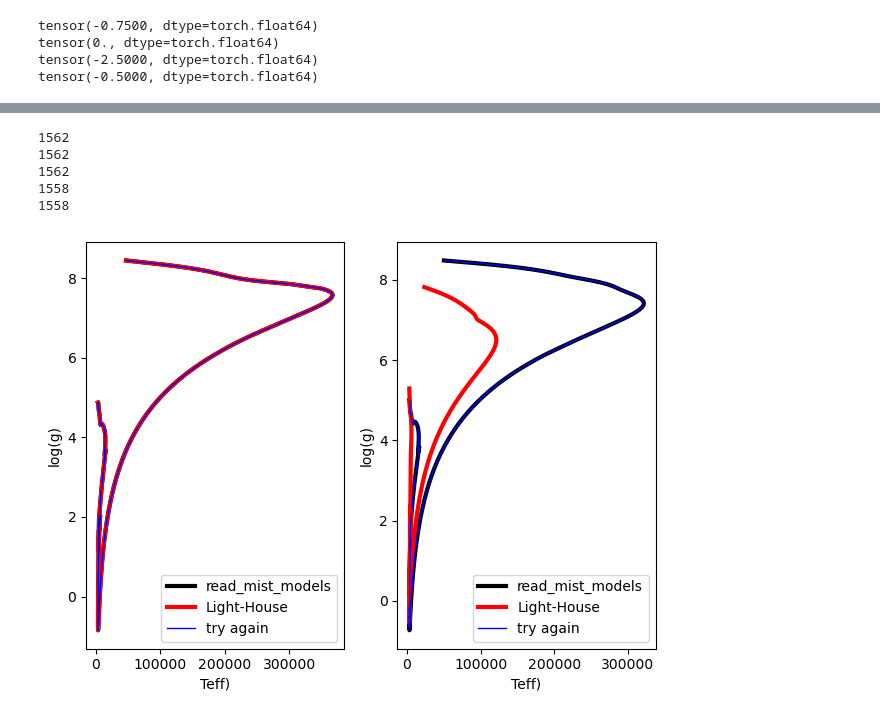
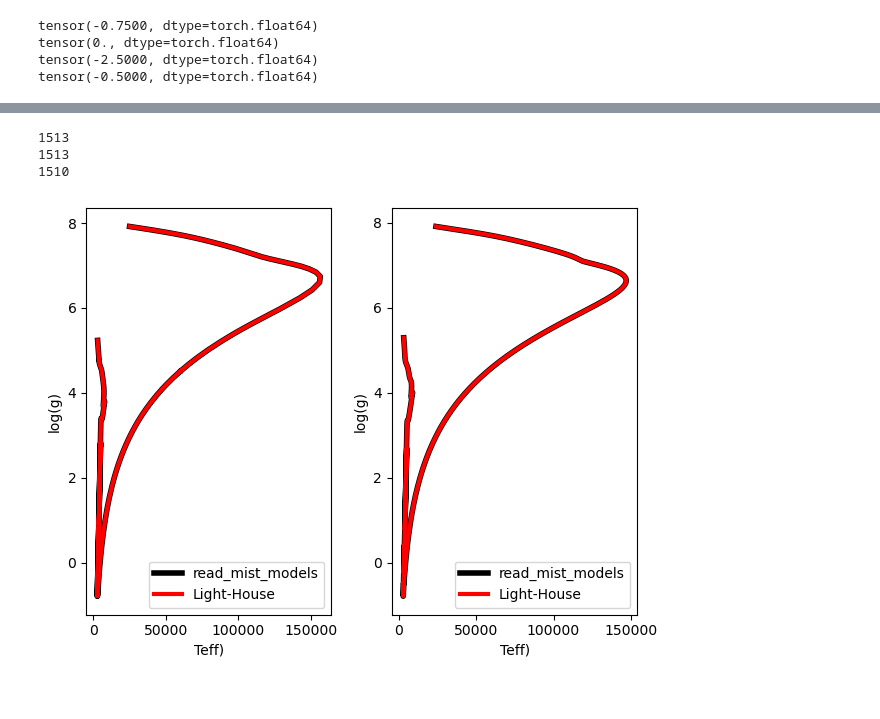
Before and after one commit to Ciela-Institute/ForSED, a Jupyter notebook: fixing_isochrone_stuff.ipynb, the cells around one changed output, grey strips where cells are left out. Saved outputs shown, nothing was run; the diff lists cells and outputs as text; code cells hidden in the pictures.

Commit message:
several bug fixes involving indexing, data typing, and some float issues all in regards to fixing the isochrone selection

```diff
--- a/fixing_isochrone_stuff.ipynb
+++ b/fixing_isochrone_stuff.ipynb
@@ -23,20 +26,21 @@ Reading in: /Users/alexa/Light-House/lighthouse/data/MIST/MIST_v1.2_vvcrit0.0_ba
 ax1 = plt.subplot(121)
 ax2 = plt.subplot(122)
 
+ssp_age = 10.0
 
 
 
-age_ind = ref_iso_solar.age_index(10.) #returns the index for the desired age
+age_ind = ref_iso_solar.age_index(ssp_age) #returns the index for the desired age
 Teff = 10**ref_iso_solar.isos[age_ind]['log_Teff']
 log_g = ref_iso_solar.isos[age_ind]['log_g']
-ax1.plot(Teff, log_g, color='k', lw=3, label='read_mist_models')
+ax1.plot(Teff, log_g, color='k', lw=4, label='read_mist_models')
 
 print(len(log_g))
 
 mask = ((I.metallicities == 0.0))
 for metallicity in I.metallicities[mask]:
     iso = I.get_isochrone(torch.tensor(metallicity, dtype = torch.float64),
-                          torch.tensor(10.,dtype = torch.float64))
+                          torch.tensor(ssp_age,dtype = torch.float64))
     ax1.plot(iso["Teff"], iso["log_g"], label='Light-House', color='r', lw=3)
 
 print(len(iso["log_g"]))
@@ -47,10 +51,10 @@ ax1.set_ylabel('log(g)')
 
 
 
-age_ind = ref_iso_mp.age_index(10.) #returns the index for the desired age
+age_ind = ref_iso_mp.age_index(ssp_age) #returns the index for the desired age
 Teff = 10**ref_iso_mp.isos[age_ind]['log_Teff']
 log_g = ref_iso_mp.isos[age_ind]['log_g']
-ax2.plot(Teff, log_g, color='k', lw=3, label='read_mist_models')
+ax2.plot(Teff, log_g, color='k', lw=4, label='read_mist_models')
 
 print(len(log_g))
 
@@ -58,8 +62,10 @@ print(len(log_g))
 mask = ((I.metallicities == -0.5))
 for metallicity in I.metallicities[mask]:
     iso = I.get_isochrone(torch.tensor(metallicity, dtype = torch.float64),
-                          torch.tensor(10.,dtype = torch.float64))
+                          torch.tensor(ssp_age,dtype = torch.float64))
     ax2.plot(iso["Teff"], iso["log_g"], label='Light-House', color='r', lw=3)
+
+print(len(iso["log_g"]))
 
 ax2.legend()
 ax2.set_xlabel('Teff)')
@@ -151,14 +159,14 @@ ax1 = plt.subplot(121)
 ax2 = plt.subplot(122)
 
 
-ssp_age = 8.
+ssp_age = 9.1
 
 
 
 age_ind = ref_iso_solar.age_index(ssp_age) #returns the index for the desired age
 Teff = 10**ref_iso_solar.isos[age_ind]['log_Teff']
 log_g = ref_iso_solar.isos[age_ind]['log_g']
-ax1.plot(Teff, log_g, color='k', lw=3, label='read_mist_models')
+ax1.plot(Teff, log_g, color='k', lw=4, label='read_mist_models')
 
 print(len(log_g))
 
@@ -171,46 +179,44 @@ for metallicity in I.metallicities[mask]:
 print(len(iso["log_g"]))
 
 
-testing = all_together_now(torch.tensor(0.0), torch.tensor(ssp_age), I)
-ax1.plot(testing["Teff"], testing["log_g"], label='try again', color='b', lw=1)
+# testing = all_together_now(torch.tensor(0.0), torch.tensor(ssp_age, dtype = torch.float64), I)
+# ax1.plot(testing["Teff"], testing["log_g"], label='try again', color='b', lw=1)
 
-print(len(testing["log_g"]))
+# print(len(testing["log_g"]))
 
 ax1.legend()
 ax1.set_xlabel('Teff)')
 ax1.set_ylabel('log(g)')
 
 
 
 age_ind = ref_iso_mp.age_index(ssp_age) #returns the index for the desired age
 Teff = 10**ref_iso_mp.isos[age_ind]['log_Teff']
 log_g = ref_iso_mp.isos[age_ind]['log_g']
-ax2.plot(Teff, log_g, color='k', lw=3, label='read_mist_models')
+ax2.plot(Teff, log_g, color='k', lw=4, label='read_mist_models')
 
 print(len(log_g))
 
 
 mask = ((I.metallicities == -0.5))
 for metallicity in I.metallicities[mask]:
     iso = I.get_isochrone(torch.tensor(metallicity, dtype = torch.float64),
-                          torch.tensor(10.,dtype = torch.float64))
+                          torch.tensor(ssp_age, dtype = torch.float64))
     ax2.plot(iso["Teff"], iso["log_g"], label='Light-House', color='r', lw=3)
 
 
-testing = all_together_now(torch.tensor(-0.5), torch.tensor(ssp_age), I)
-ax2.plot(testing["Teff"], testing["log_g"], label='try again', color='b', lw=1)
+# testing = all_together_now(torch.tensor(-0.5), torch.tensor(ssp_age, dtype = torch.float64), I)
+# ax2.plot(testing["Teff"], testing["log_g"], label='try again', color='b', lw=1)
 
-print(len(testing["log_g"]))
+# print(len(testing["log_g"]))
 
 ax2.legend()
 ax2.set_xlabel('Teff)')
 ax2.set_ylabel('log(g)')
 
 plt.tight_layout()
 # %% [output]
-1562
-1562
-1562
-1558
-1558
+1513
+1513
+1510
-[figure, old version]
+[figure, new version]
```
Also changed, not shown: parts of 4 cells of this notebook, 2 other files.
